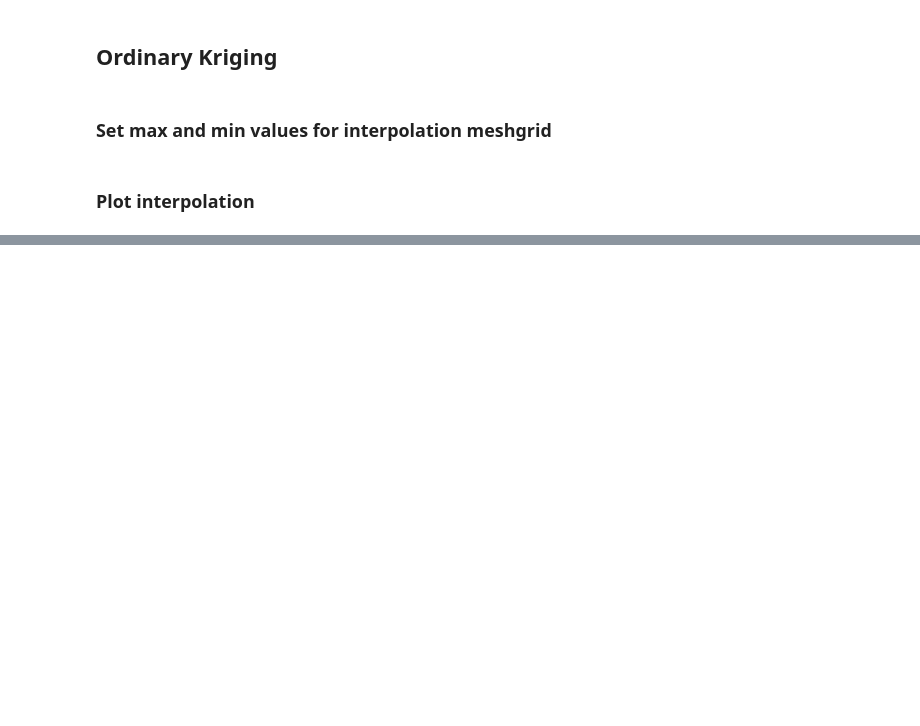
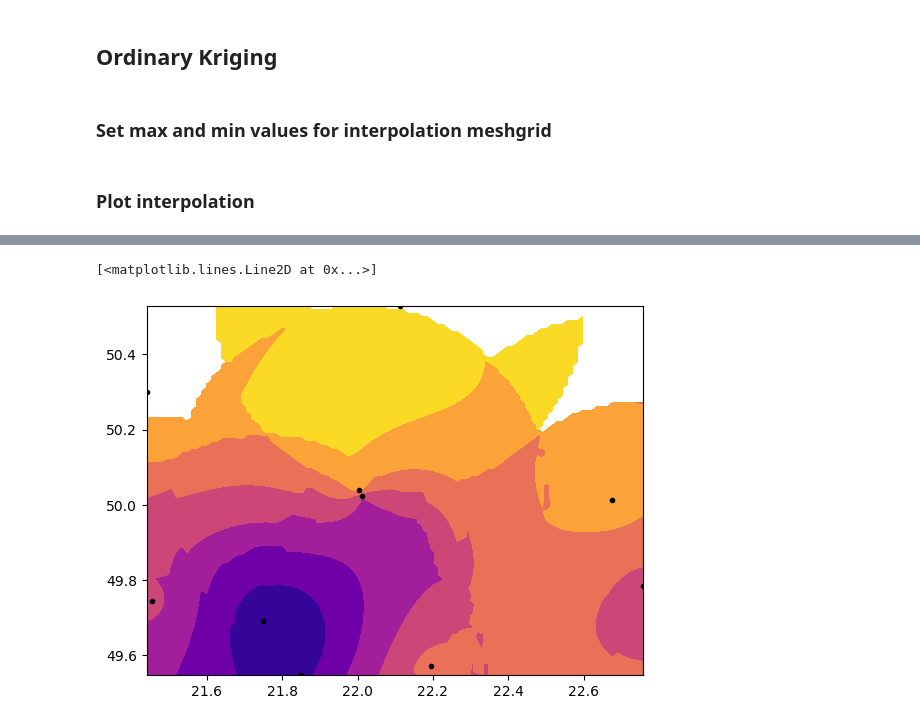
Before and after one commit to owczr/procesy-stochastyczne, a Jupyter notebook: projekt1/pm10_simulations.ipynb, the cells around one changed output, grey strips where cells are left out. Saved outputs shown, nothing was run; the diff lists cells and outputs as text; code cells hidden in the pictures; blank space fills up the shorter version.

```diff
--- a/projekt1/pm10_simulations.ipynb
+++ b/projekt1/pm10_simulations.ipynb
@@ -359,0 +378,2 @@ Warning: for 7104 locations, not enough neighbors were found within the range.
+# %%
+kriging_map = fields[0]
@@ -359,0 +396,8 @@ Warning: for 7104 locations, not enough neighbors were found within the range.
+# %%
+xx, yy = np.mgrid[min_x:max_x:100j, min_y:max_y:100j]
+# %%
+plt.contourf(xx, yy, kriging_map, cmap='plasma')
+plt.plot(gdf_podkarpacie_cities['geometry'].x, gdf_podkarpacie_cities['geometry'].y, 'k.')
+# %% [output]
+[<matplotlib.lines.Line2D at 0x...>]
+[figure, added]
```
Also changed, not shown: parts of 7 cells of this notebook.
